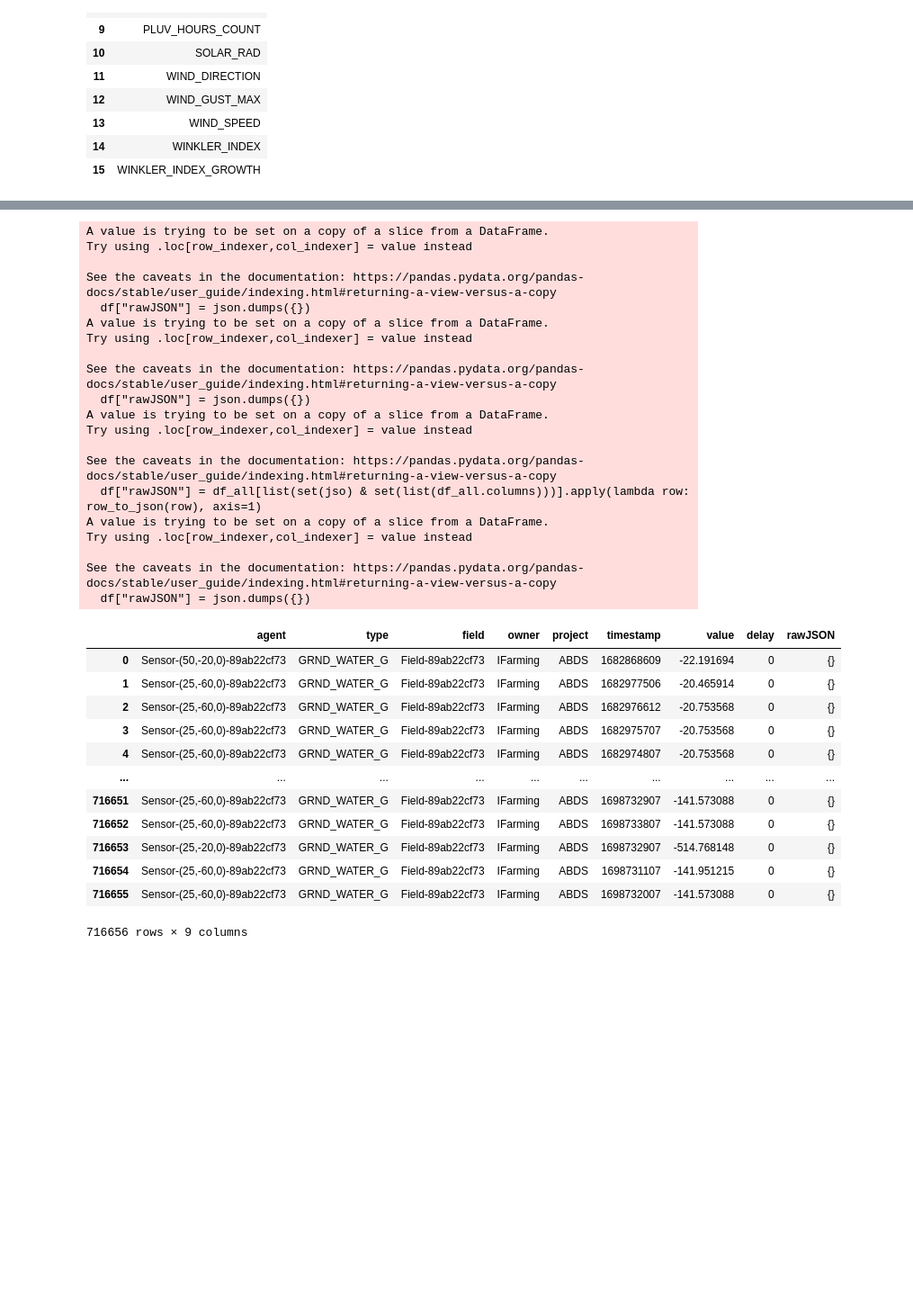
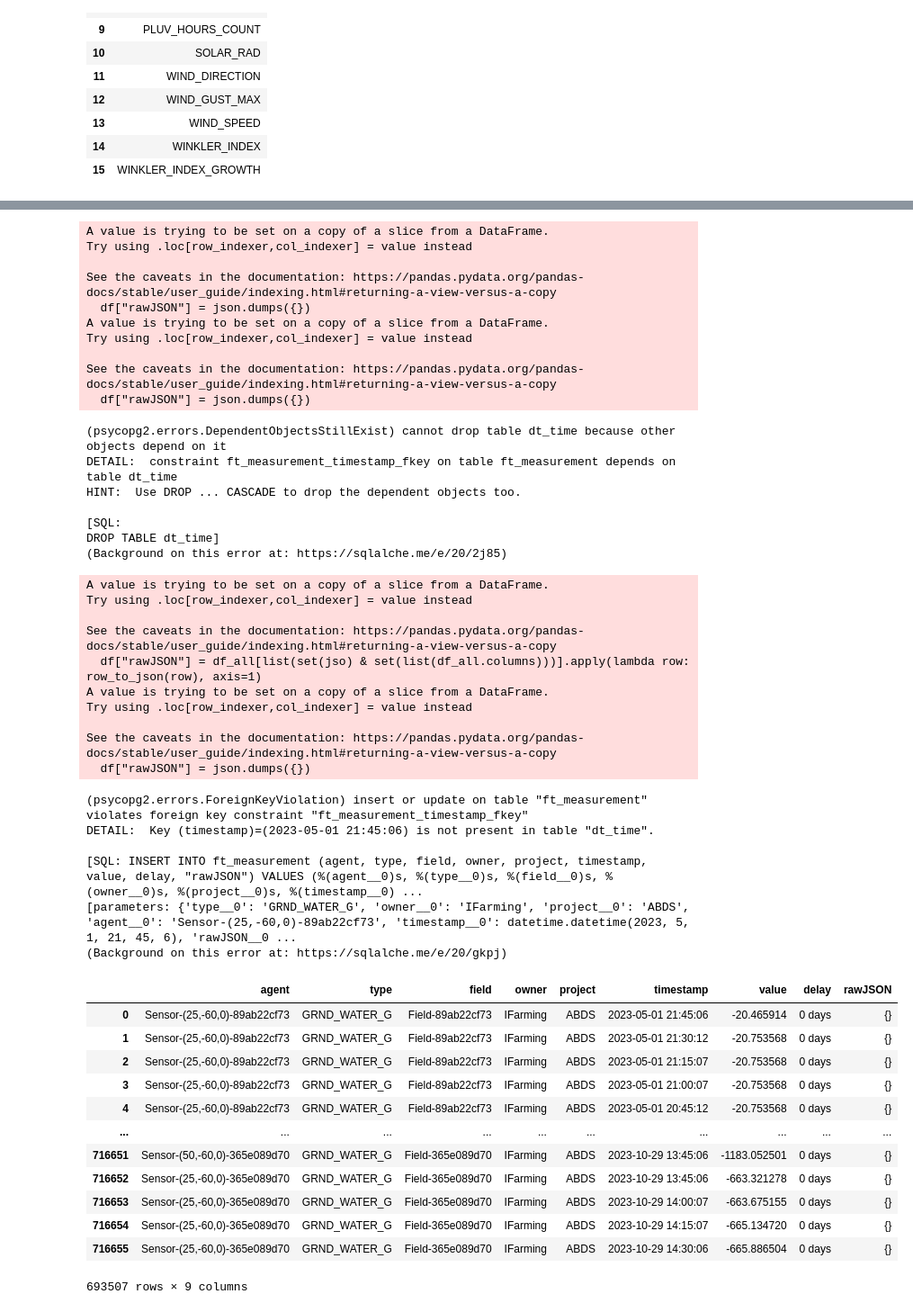
Before and after one commit to w4bo/dataset-watering, a Jupyter notebook: datasets/2_extract_watering_real.ipynb, the cells around one changed output, grey strips where cells are left out. Shown: that part at 90% size. Drawn from its saved outputs; the diff is of its cells as text; code cells hidden in the pictures; blank space fills up the shorter version.

Commit message:
fix(datasets): fix dt_time, generate missing dates

```diff
--- a/datasets/2_extract_watering_real.ipynb
+++ b/datasets/2_extract_watering_real.ipynb
@@ -123,51 +123,73 @@ dw
 # %%
 tables = get_tables()
 tables["dt_agent"]["json"] = ["x", "y", "z"]
 
 engine = get_engine(out_db_params)
 
 columns = get_columns(tables)
 for tablename, cols in tables.items():
     try:
         edf = dw[cols["col"]]
         compute_json(edf, dw, cols)
-        edf[cols["col"] + ["rawJSON"]].drop_duplicates().to_sql(tablename, engine, if_exists='append', index=False)
+        edf = edf[cols["col"] + ["rawJSON"]].drop_duplicates()
+        if tablename == "dt_time":
+            sdate = edf["timestamp"].min()
+            edate = edf["timestamp"].max()
+            mydt = pd.DataFrame({'timestamp': pd.date_range(sdate, edate, freq='H')})
+            mydt = pd.merge(edf, mydt, on='timestamp', how='outer')
+            ext_date(mydt)
+            mydt.to_sql(tablename, engine, if_exists='replace', index=False)
+        else:
+            edf.to_sql(tablename, engine, if_exists='append', index=False)
     except Exception as e:
         print(e)
 
 edf
 # %% [output]
 postgresql+psycopg2://root:root@127.0.0.1:5432/db
 A value is trying to be set on a copy of a slice from a DataFrame.
 Try using .loc[row_indexer,col_indexer] = value instead
 
 See the caveats in the documentation: https://pandas.pydata.org/pandas-docs/stable/user_guide/indexing.html#returning-a-view-versus-a-copy
   df["rawJSON"] = json.dumps({})
 A value is trying to be set on a copy of a slice from a DataFrame.
 Try using .loc[row_indexer,col_indexer] = value instead
 
 See the caveats in the documentation: https://pandas.pydata.org/pandas-docs/stable/user_guide/indexing.html#returning-a-view-versus-a-copy
   df["rawJSON"] = json.dumps({})
-A value is trying to be set on a copy of a slice from a DataFrame.
-Try using .loc[row_indexer,col_indexer] = value instead
-
-See the caveats in the documentation: https://pandas.pydata.org/pandas-docs/stable/user_guide/indexing.html#returning-a-view-versus-a-copy
-  df["rawJSON"] = df_all[list(set(jso) & set(list(df_all.columns)))].apply(lambda row: row_to_json(row), axis=1)
-A value is trying to be set on a copy of a slice from a DataFrame.
-Try using .loc[row_indexer,col_indexer] = value instead
-
-See the caveats in the documentation: https://pandas.pydata.org/pandas-docs/stable/user_guide/indexing.html#returning-a-view-versus-a-copy
-  df["rawJSON"] = json.dumps({})
+(psycopg2.errors.DependentObjectsStillExist) cannot drop table dt_time because other objects depend on it
+DETAIL:  constraint ft_measurement_timestamp_fkey on table ft_measurement depends on table dt_time
+HINT:  Use DROP ... CASCADE to drop the dependent objects too.
+
+[SQL:
+DROP TABLE dt_time]
+(Background on this error at: https://sqlalche.me/e/20/2j85)
+A value is trying to be set on a copy of a slice from a DataFrame.
+Try using .loc[row_indexer,col_indexer] = value instead
+
+See the caveats in the documentation: https://pandas.pydata.org/pandas-docs/stable/user_guide/indexing.html#returning-a-view-versus-a-copy
+  df["rawJSON"] = df_all[list(set(jso) & set(list(df_all.columns)))].apply(lambda row: row_to_json(row), axis=1)
+A value is trying to be set on a copy of a slice from a DataFrame.
+Try using .loc[row_indexer,col_indexer] = value instead
+
+See the caveats in the documentation: https://pandas.pydata.org/pandas-docs/stable/user_guide/indexing.html#returning-a-view-versus-a-copy
+  df["rawJSON"] = json.dumps({})
+(psycopg2.errors.ForeignKeyViolation) insert or update on table "ft_measurement" violates foreign key constraint "ft_measurement_timestamp_fkey"
+DETAIL:  Key (timestamp)=(2023-05-01 21:45:06) is not present in table "dt_time".
+
+[SQL: INSERT INTO ft_measurement (agent, type, field, owner, project, timestamp, value, delay, "rawJSON") VALUES (%(agent__0)s, %(type__0)s, %(field__0)s, %(owner__0)s, %(project__0)s, %(timestamp__0) ...
+[parameters: {'type__0': 'GRND_WATER_G', 'owner__0': 'IFarming', 'project__0': 'ABDS', 'agent__0': 'Sensor-(25,-60,0)-89ab22cf73', 'timestamp__0': datetime.datetime(2023, 5, 1, 21, 45, 6), 'rawJSON__0 ...
+(Background on this error at: https://sqlalche.me/e/20/gkpj)
 |  | agent | type | field | owner | project | timestamp | value | delay | rawJSON |
-| 0 | Sensor-(50,-20,0)-89ab22cf73 | GRND_WATER_G | Field-89ab22cf73 | IFarming | ABDS | 1682868609 | -22.191694 | 0 | {} |
-| 1 | Sensor-(25,-60,0)-89ab22cf73 | GRND_WATER_G | Field-89ab22cf73 | IFarming | ABDS | 1682977506 | -20.465914 | 0 | {} |
-| 2 | Sensor-(25,-60,0)-89ab22cf73 | GRND_WATER_G | Field-89ab22cf73 | IFarming | ABDS | 1682976612 | -20.753568 | 0 | {} |
-| 3 | Sensor-(25,-60,0)-89ab22cf73 | GRND_WATER_G | Field-89ab22cf73 | IFarming | ABDS | 1682975707 | -20.753568 | 0 | {} |
-| 4 | Sensor-(25,-60,0)-89ab22cf73 | GRND_WATER_G | Field-89ab22cf73 | IFarming | ABDS | 1682974807 | -20.753568 | 0 | {} |
+| 0 | Sensor-(25,-60,0)-89ab22cf73 | GRND_WATER_G | Field-89ab22cf73 | IFarming | ABDS | 2023-05-01 21:45:06 | -20.465914 | 0 days | {} |
+| 1 | Sensor-(25,-60,0)-89ab22cf73 | GRND_WATER_G | Field-89ab22cf73 | IFarming | ABDS | 2023-05-01 21:30:12 | -20.753568 | 0 days | {} |
+| 2 | Sensor-(25,-60,0)-89ab22cf73 | GRND_WATER_G | Field-89ab22cf73 | IFarming | ABDS | 2023-05-01 21:15:07 | -20.753568 | 0 days | {} |
+| 3 | Sensor-(25,-60,0)-89ab22cf73 | GRND_WATER_G | Field-89ab22cf73 | IFarming | ABDS | 2023-05-01 21:00:07 | -20.753568 | 0 days | {} |
+| 4 | Sensor-(25,-60,0)-89ab22cf73 | GRND_WATER_G | Field-89ab22cf73 | IFarming | ABDS | 2023-05-01 20:45:12 | -20.753568 | 0 days | {} |
 | ... | ... | ... | ... | ... | ... | ... | ... | ... | ... |
-| 716651 | Sensor-(25,-60,0)-89ab22cf73 | GRND_WATER_G | Field-89ab22cf73 | IFarming | ABDS | 1698732907 | -141.573088 | 0 | {} |
-| 716652 | Sensor-(25,-60,0)-89ab22cf73 | GRND_WATER_G | Field-89ab22cf73 | IFarming | ABDS | 1698733807 | -141.573088 | 0 | {} |
-| 716653 | Sensor-(25,-20,0)-89ab22cf73 | GRND_WATER_G | Field-89ab22cf73 | IFarming | ABDS | 1698732907 | -514.768148 | 0 | {} |
-| 716654 | Sensor-(25,-60,0)-89ab22cf73 | GRND_WATER_G | Field-89ab22cf73 | IFarming | ABDS | 1698731107 | -141.951215 | 0 | {} |
-| 716655 | Sensor-(25,-60,0)-89ab22cf73 | GRND_WATER_G | Field-89ab22cf73 | IFarming | ABDS | 1698732007 | -141.573088 | 0 | {} |
+| 716651 | Sensor-(50,-60,0)-365e089d70 | GRND_WATER_G | Field-365e089d70 | IFarming | ABDS | 2023-10-29 13:45:06 | -1183.052501 | 0 days | {} |
+| 716652 | Sensor-(25,-60,0)-365e089d70 | GRND_WATER_G | Field-365e089d70 | IFarming | ABDS | 2023-10-29 13:45:06 | -663.321278 | 0 days | {} |
+| 716653 | Sensor-(25,-60,0)-365e089d70 | GRND_WATER_G | Field-365e089d70 | IFarming | ABDS | 2023-10-29 14:00:07 | -663.675155 | 0 days | {} |
+| 716654 | Sensor-(25,-60,0)-365e089d70 | GRND_WATER_G | Field-365e089d70 | IFarming | ABDS | 2023-10-29 14:15:07 | -665.134720 | 0 days | {} |
+| 716655 | Sensor-(25,-60,0)-365e089d70 | GRND_WATER_G | Field-365e089d70 | IFarming | ABDS | 2023-10-29 14:30:06 | -665.886504 | 0 days | {} |
-716656 rows × 9 columns
+693507 rows × 9 columns
```
Also changed, not shown: parts of 4 cells of this notebook, 5 other files.
